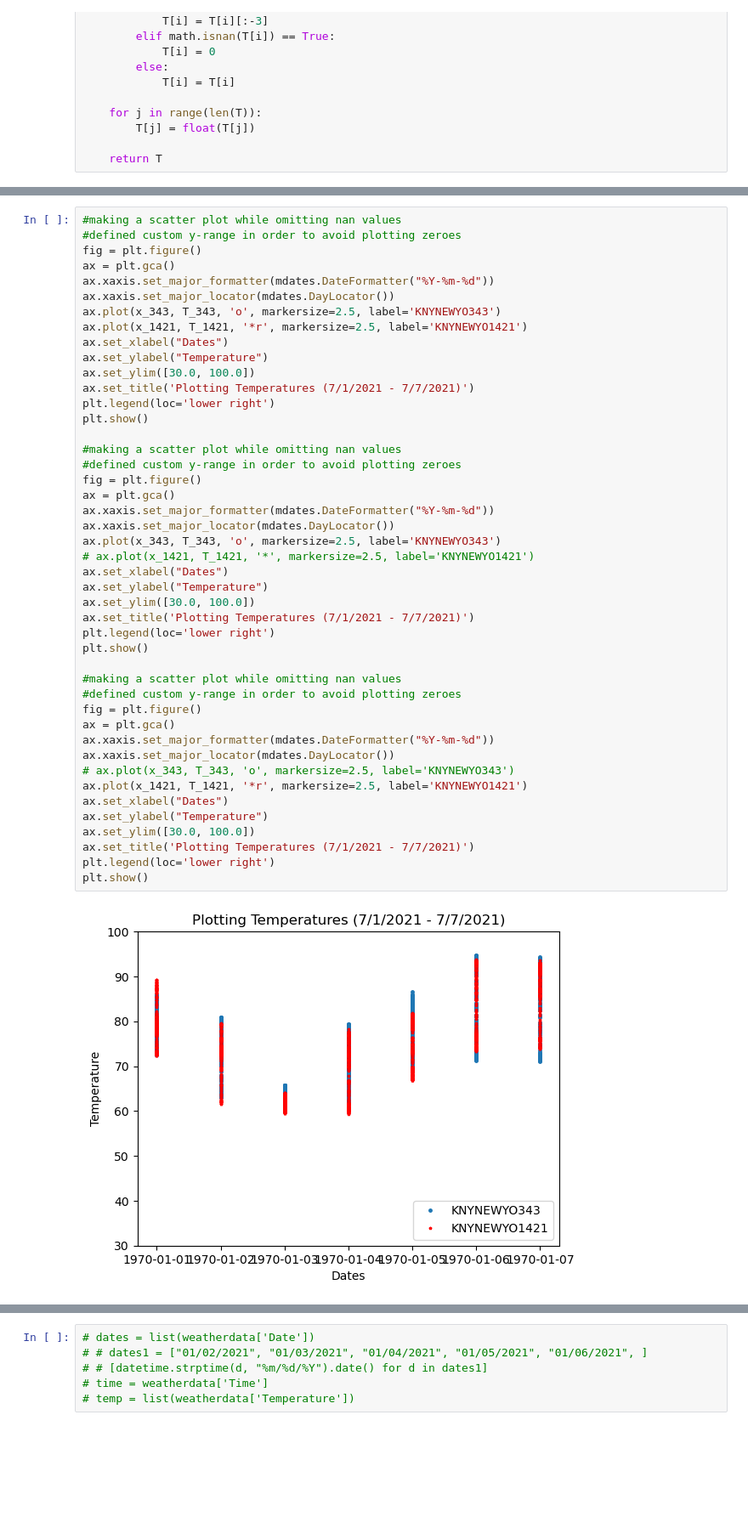
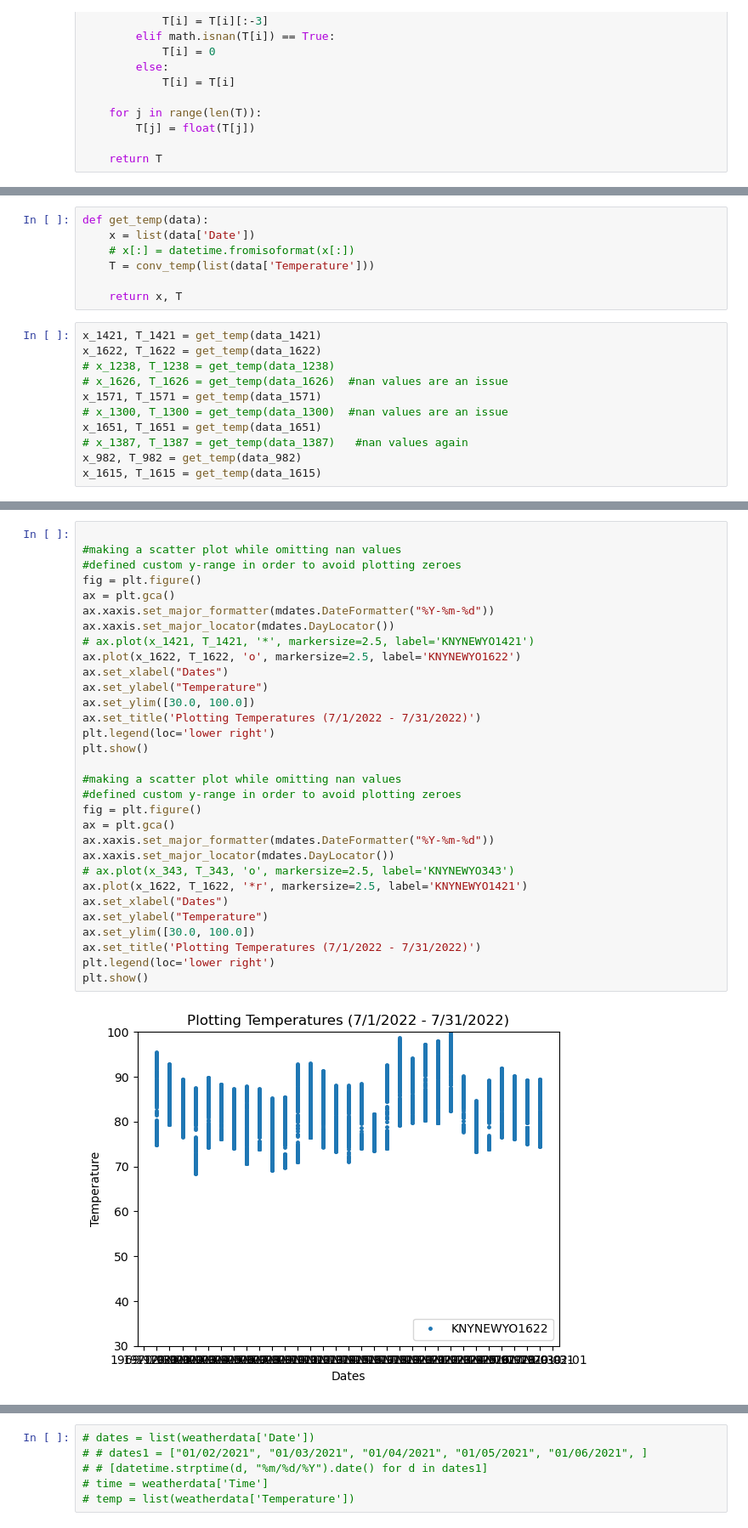
Before and after one commit to soph-loaf/aht_project, a Jupyter notebook: PreprocessingWUData_SAL.ipynb, the cells around one changed output, grey strips where cells are left out. Shown at 85% size. Saved outputs shown, nothing was run; the diff lists cells and outputs as text; blank space fills up the shorter version.

Commit message:
3/23 plotting temperature data from 6 stations!

```diff
--- a/PreprocessingWUData_SAL.ipynb
+++ b/PreprocessingWUData_SAL.ipynb
@@ -93,0 +106,18 @@ T_1421 = conv_temp(list(data_1421['Temperature']))
+# %%
+def get_temp(data):
+    x = list(data['Date'])
+    # x[:] = datetime.fromisoformat(x[:])
+    T = conv_temp(list(data['Temperature']))
+
+    return x, T
+# %%
+x_1421, T_1421 = get_temp(data_1421)
+x_1622, T_1622 = get_temp(data_1622)
+# x_1238, T_1238 = get_temp(data_1238)
+# x_1626, T_1626 = get_temp(data_1626)  #nan values are an issue
+x_1571, T_1571 = get_temp(data_1571)
+# x_1300, T_1300 = get_temp(data_1300)  #nan values are an issue
+x_1651, T_1651 = get_temp(data_1651)
+# x_1387, T_1387 = get_temp(data_1387)   #nan values again
+x_982, T_982 = get_temp(data_982)
+x_1615, T_1615 = get_temp(data_1615)
@@ -94,47 +193,33 @@ T_1421 = conv_temp(list(data_1421['Temperature']))
 # %%
-#making a scatter plot while omitting nan values
-#defined custom y-range in order to avoid plotting zeroes
-fig = plt.figure()
-ax = plt.gca()
-ax.xaxis.set_major_formatter(mdates.DateFormatter("%Y-%m-%d"))
-ax.xaxis.set_major_locator(mdates.DayLocator())
-ax.plot(x_343, T_343, 'o', markersize=2.5, label='KNYNEWYO343')
-ax.plot(x_1421, T_1421, '*r', markersize=2.5, label='KNYNEWYO1421')
-ax.set_xlabel("Dates")
-ax.set_ylabel("Temperature")
-ax.set_ylim([30.0, 100.0])
-ax.set_title('Plotting Temperatures (7/1/2021 - 7/7/2021)')
-plt.legend(loc='lower right')
-plt.show()
 
 #making a scatter plot while omitting nan values
 #defined custom y-range in order to avoid plotting zeroes
 fig = plt.figure()
 ax = plt.gca()
 ax.xaxis.set_major_formatter(mdates.DateFormatter("%Y-%m-%d"))
 ax.xaxis.set_major_locator(mdates.DayLocator())
-ax.plot(x_343, T_343, 'o', markersize=2.5, label='KNYNEWYO343')
 # ax.plot(x_1421, T_1421, '*', markersize=2.5, label='KNYNEWYO1421')
+ax.plot(x_1622, T_1622, 'o', markersize=2.5, label='KNYNEWYO1622')
 ax.set_xlabel("Dates")
 ax.set_ylabel("Temperature")
 ax.set_ylim([30.0, 100.0])
-ax.set_title('Plotting Temperatures (7/1/2021 - 7/7/2021)')
+ax.set_title('Plotting Temperatures (7/1/2022 - 7/31/2022)')
 plt.legend(loc='lower right')
 plt.show()
 
 #making a scatter plot while omitting nan values
 #defined custom y-range in order to avoid plotting zeroes
 fig = plt.figure()
 ax = plt.gca()
 ax.xaxis.set_major_formatter(mdates.DateFormatter("%Y-%m-%d"))
 ax.xaxis.set_major_locator(mdates.DayLocator())
 # ax.plot(x_343, T_343, 'o', markersize=2.5, label='KNYNEWYO343')
-ax.plot(x_1421, T_1421, '*r', markersize=2.5, label='KNYNEWYO1421')
+ax.plot(x_1622, T_1622, '*r', markersize=2.5, label='KNYNEWYO1421')
 ax.set_xlabel("Dates")
 ax.set_ylabel("Temperature")
 ax.set_ylim([30.0, 100.0])
-ax.set_title('Plotting Temperatures (7/1/2021 - 7/7/2021)')
+ax.set_title('Plotting Temperatures (7/1/2022 - 7/31/2022)')
 plt.legend(loc='lower right')
 plt.show()
 # %% [output]
-[figure, old version]
+[figure, new version]
```
Also changed, not shown: parts of 10 cells of this notebook, 24 other files.
